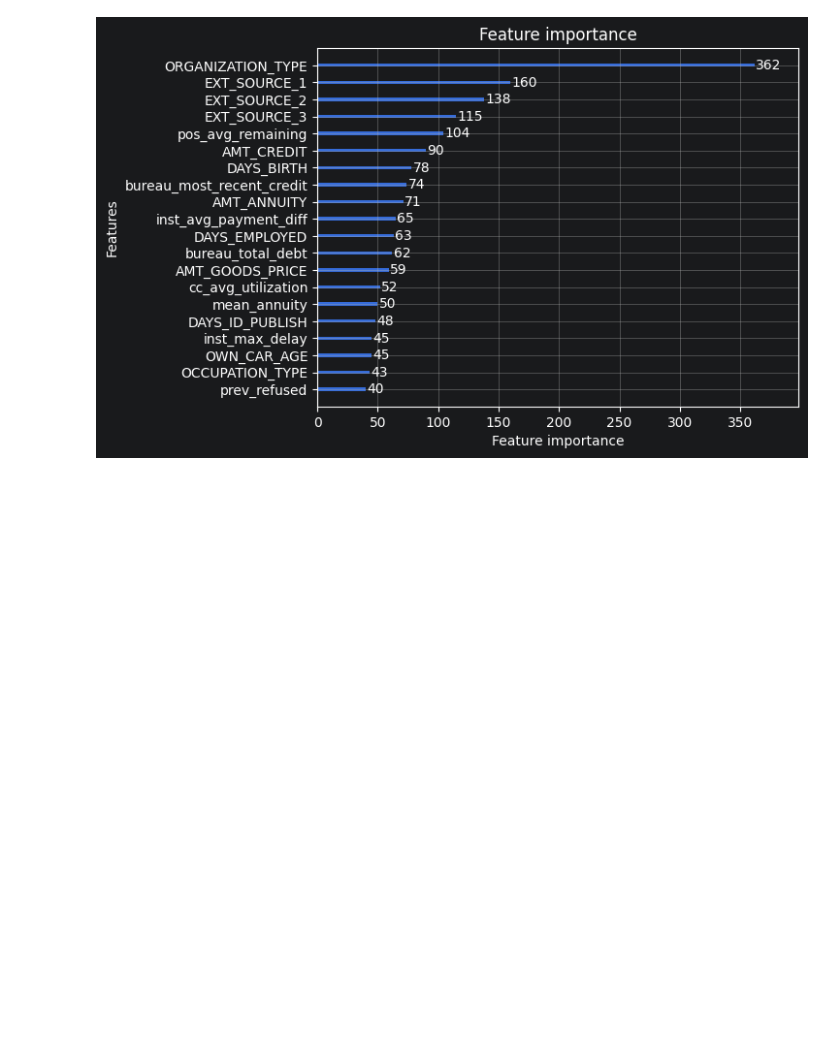
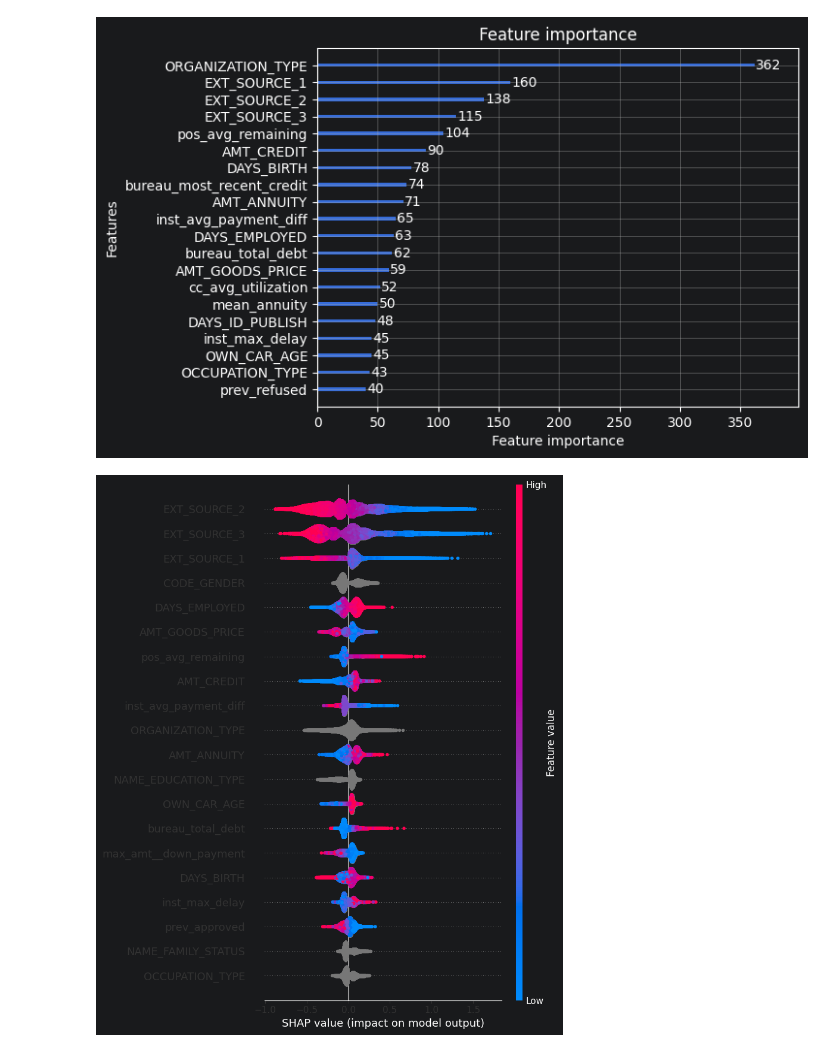
Before and after one commit to SirHelpMePlease/Home-Credit-Default-Risk-Kaggle, a Jupyter notebook: 03_Models.ipynb, the cells around one changed output. Cells and saved outputs as stored; diff of their text form; code cells hidden in the pictures; blank space fills up the shorter version.

```diff
--- a/03_Models.ipynb
+++ b/03_Models.ipynb
@@ -136,4 +137,12 @@ lgb.plot_importance(GBM, max_num_features=20)
 # %% [output]
 <Axes: title={'center': 'Feature importance'}, xlabel='Feature importance', ylabel='Features'>
 [figure]
+# %%
+explainer = shap.TreeExplainer(GBM)
+shap_values = explainer.shap_values(X)
+
+# Global: welche Features sind insgesamt wichtig
+shap.summary_plot(shap_values, X, max_display=20)
+# %% [output]
+[figure, added]
 # %%
```
Also changed, not shown: parts of 2 cells of this notebook, 2 other files.
